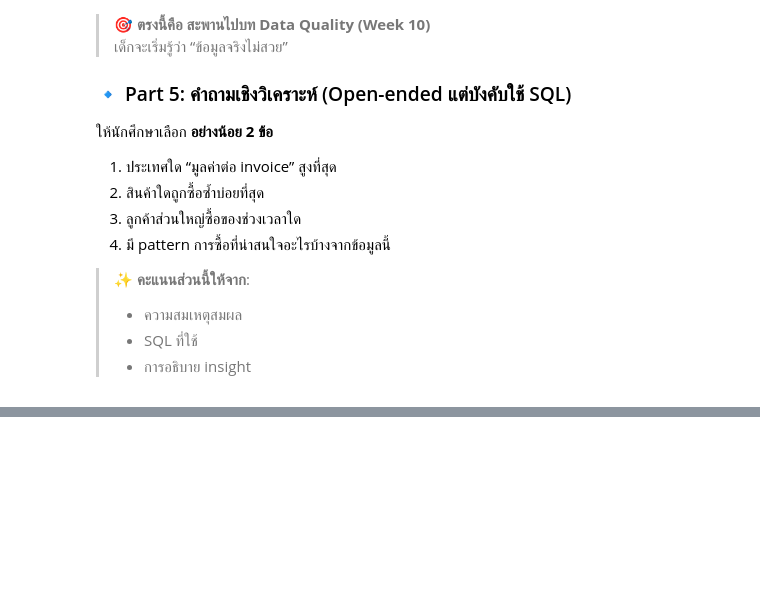
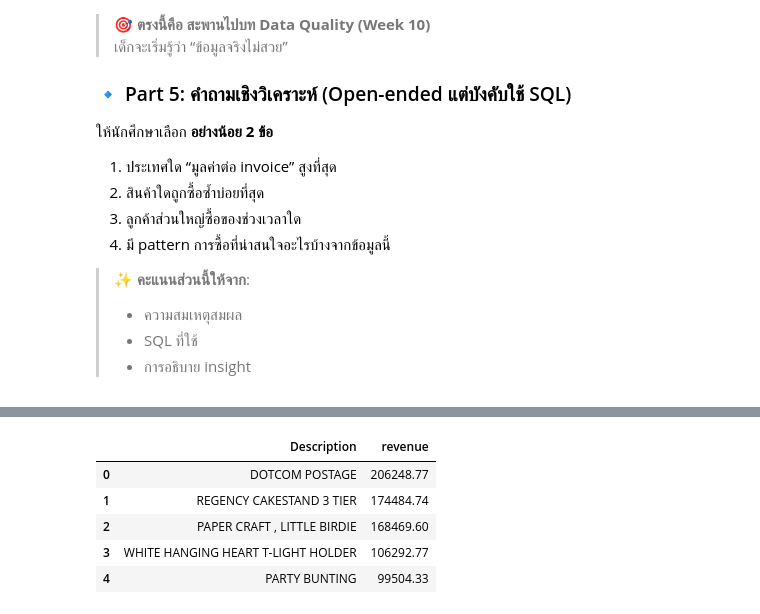
Before and after one commit to immyyummyx/128-356-Big-Data, a Jupyter notebook: bigdata_week3_sql_duckdb_to_spark.ipynb, the cells around one changed output, grey strips where cells are left out. Saved outputs shown, nothing was run; the diff lists cells and outputs as text; code cells hidden in the pictures; blank space fills up the shorter version.

```diff
--- a/bigdata_week3_sql_duckdb_to_spark.ipynb
+++ b/bigdata_week3_sql_duckdb_to_spark.ipynb
@@ -822,0 +1035,17 @@ spark.sql(spark_sql).show()
+# %%
+con.sql("""
+SELECT Description,
+       SUM(Quantity * UnitPrice) AS revenue
+FROM online_retail
+WHERE Quantity > 0 AND UnitPrice > 0
+GROUP BY Description
+ORDER BY revenue DESC
+LIMIT 5
+""").df()
+# %% [output]
+|  | Description | revenue |
+| 0 | DOTCOM POSTAGE | 206248.77 |
+| 1 | REGENCY CAKESTAND 3 TIER | 174484.74 |
+| 2 | PAPER CRAFT , LITTLE BIRDIE | 168469.60 |
+| 3 | WHITE HANGING HEART T-LIGHT HOLDER | 106292.77 |
+| 4 | PARTY BUNTING | 99504.33 |
```
Also changed, not shown: parts of 29 cells of this notebook.
